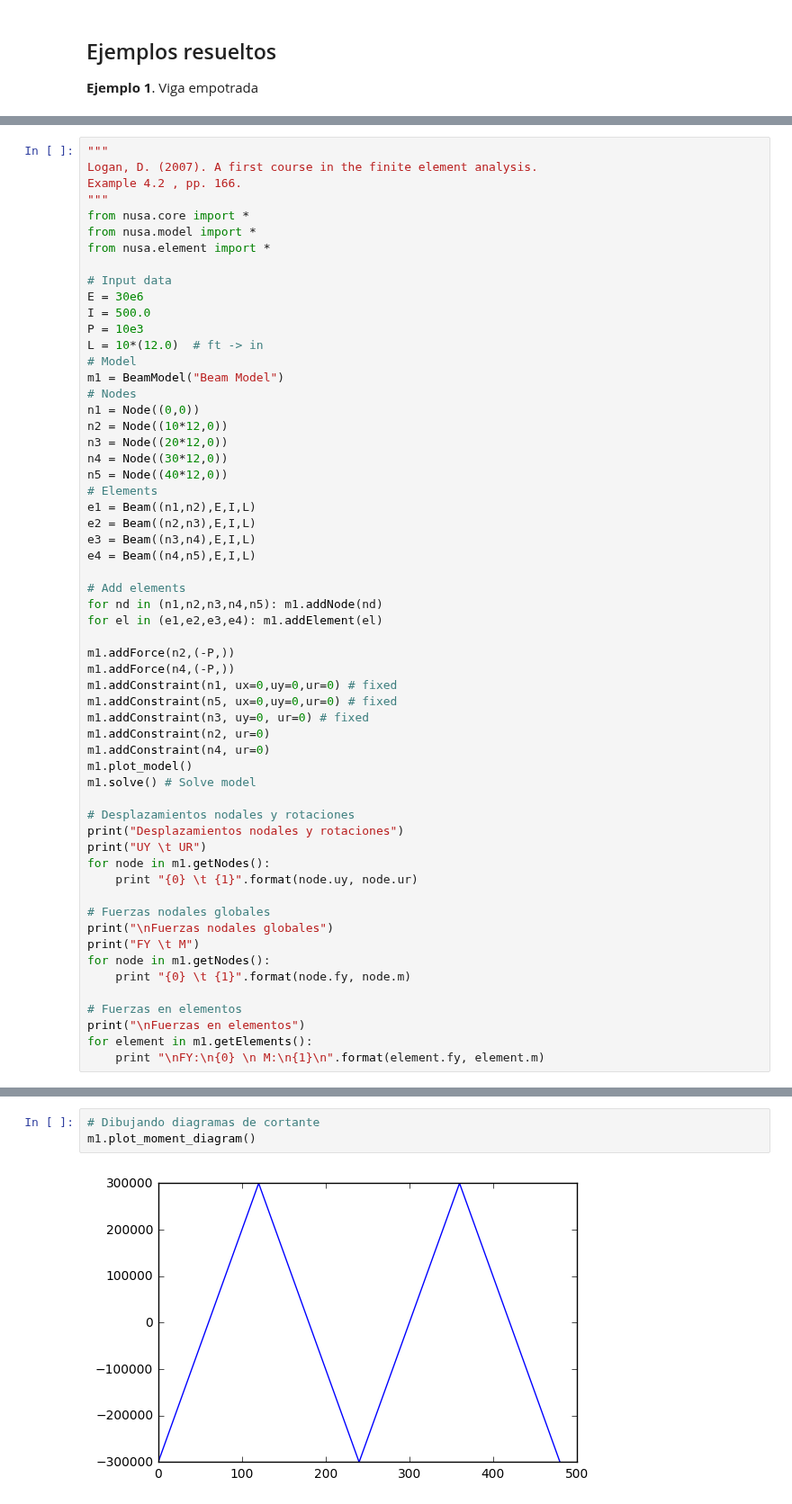
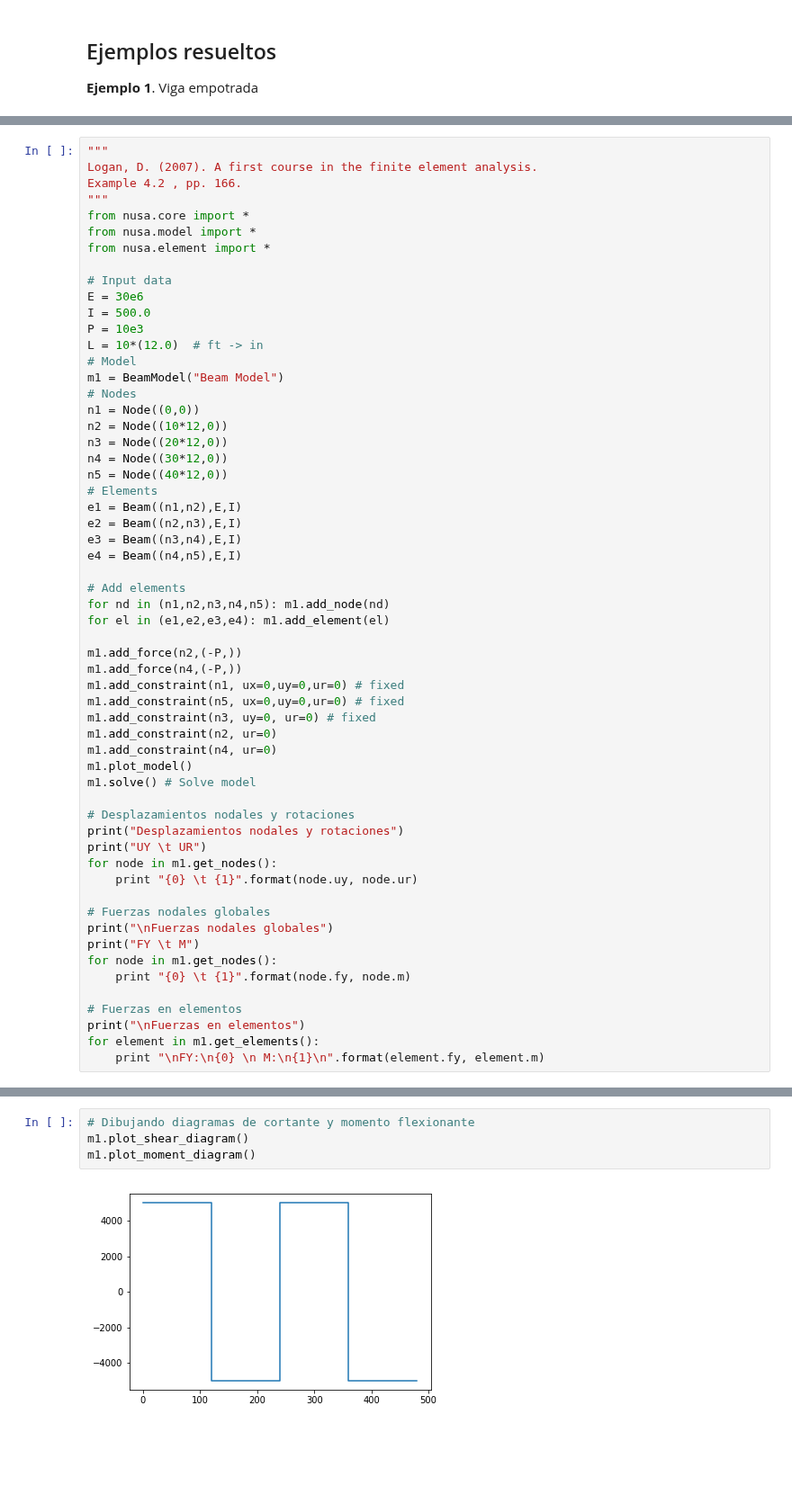
Before and after one commit to JorgeDeLosSantos/nusa, a Jupyter notebook: docs/nusa-info/es/beam-element.ipynb, the cells around one changed output, grey strips where cells are left out. Shown at 90% size. Cells and saved outputs as stored; diff of their text form; blank space fills up the shorter version.

```diff
--- a/docs/nusa-info/es/beam-element.ipynb
+++ b/docs/nusa-info/es/beam-element.ipynb
@@ -101,40 +102,40 @@ n3 = Node((20*12,0))
 n4 = Node((30*12,0))
 n5 = Node((40*12,0))
 # Elements
-e1 = Beam((n1,n2),E,I,L)
-e2 = Beam((n2,n3),E,I,L)
-e3 = Beam((n3,n4),E,I,L)
-e4 = Beam((n4,n5),E,I,L)
+e1 = Beam((n1,n2),E,I)
+e2 = Beam((n2,n3),E,I)
+e3 = Beam((n3,n4),E,I)
+e4 = Beam((n4,n5),E,I)
 
 # Add elements
-for nd in (n1,n2,n3,n4,n5): m1.addNode(nd)
-for el in (e1,e2,e3,e4): m1.addElement(el)
+for nd in (n1,n2,n3,n4,n5): m1.add_node(nd)
+for el in (e1,e2,e3,e4): m1.add_element(el)
 
-m1.addForce(n2,(-P,))
-m1.addForce(n4,(-P,))
-m1.addConstraint(n1, ux=0,uy=0,ur=0) # fixed
-m1.addConstraint(n5, ux=0,uy=0,ur=0) # fixed
-m1.addConstraint(n3, uy=0, ur=0) # fixed
-m1.addConstraint(n2, ur=0)
-m1.addConstraint(n4, ur=0)
+m1.add_force(n2,(-P,))
+m1.add_force(n4,(-P,))
+m1.add_constraint(n1, ux=0,uy=0,ur=0) # fixed
+m1.add_constraint(n5, ux=0,uy=0,ur=0) # fixed
+m1.add_constraint(n3, uy=0, ur=0) # fixed
+m1.add_constraint(n2, ur=0)
+m1.add_constraint(n4, ur=0)
 m1.plot_model()
 m1.solve() # Solve model
 
 # Desplazamientos nodales y rotaciones
 print("Desplazamientos nodales y rotaciones")
 print("UY \t UR")
-for node in m1.getNodes():
+for node in m1.get_nodes():
     print "{0} \t {1}".format(node.uy, node.ur)
 
 # Fuerzas nodales globales
 print("\nFuerzas nodales globales")
 print("FY \t M")
-for node in m1.getNodes():
+for node in m1.get_nodes():
     print "{0} \t {1}".format(node.fy, node.m)
 
 # Fuerzas en elementos
 print("\nFuerzas en elementos")
-for element in m1.getElements():
+for element in m1.get_elements():
     print "\nFY:\n{0} \n M:\n{1}\n".format(element.fy, element.m)
 # %% [output]
 Desplazamientos nodales y rotaciones
@@ -158,5 +159,6 @@ FY       M
 # %%
-# Dibujando diagramas de cortante
+# Dibujando diagramas de cortante y momento flexionante
+m1.plot_shear_diagram()
 m1.plot_moment_diagram()
 # %% [output]
-[figure, old version]
+[figure, new version]
```
Also changed, not shown: parts of 9 cells of this notebook, 1 other file.
